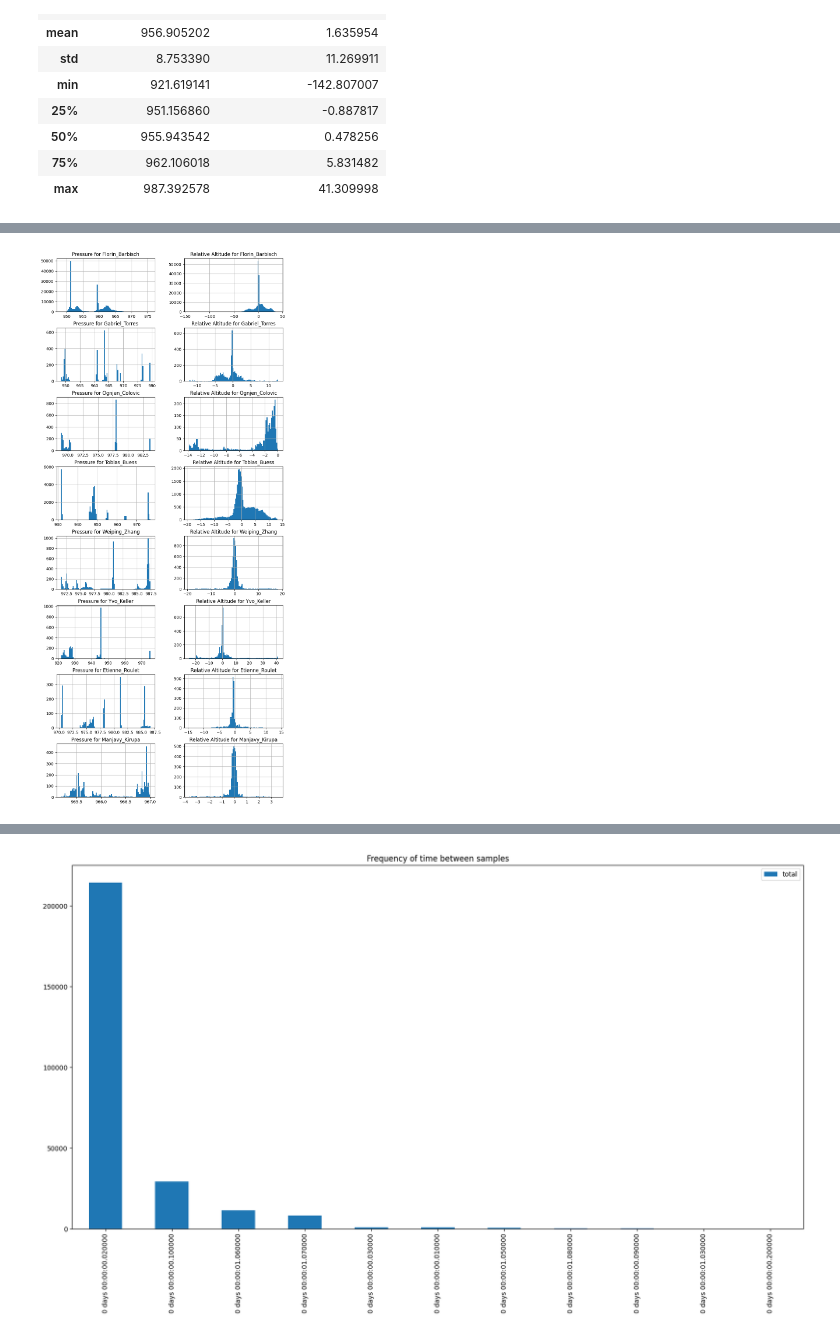
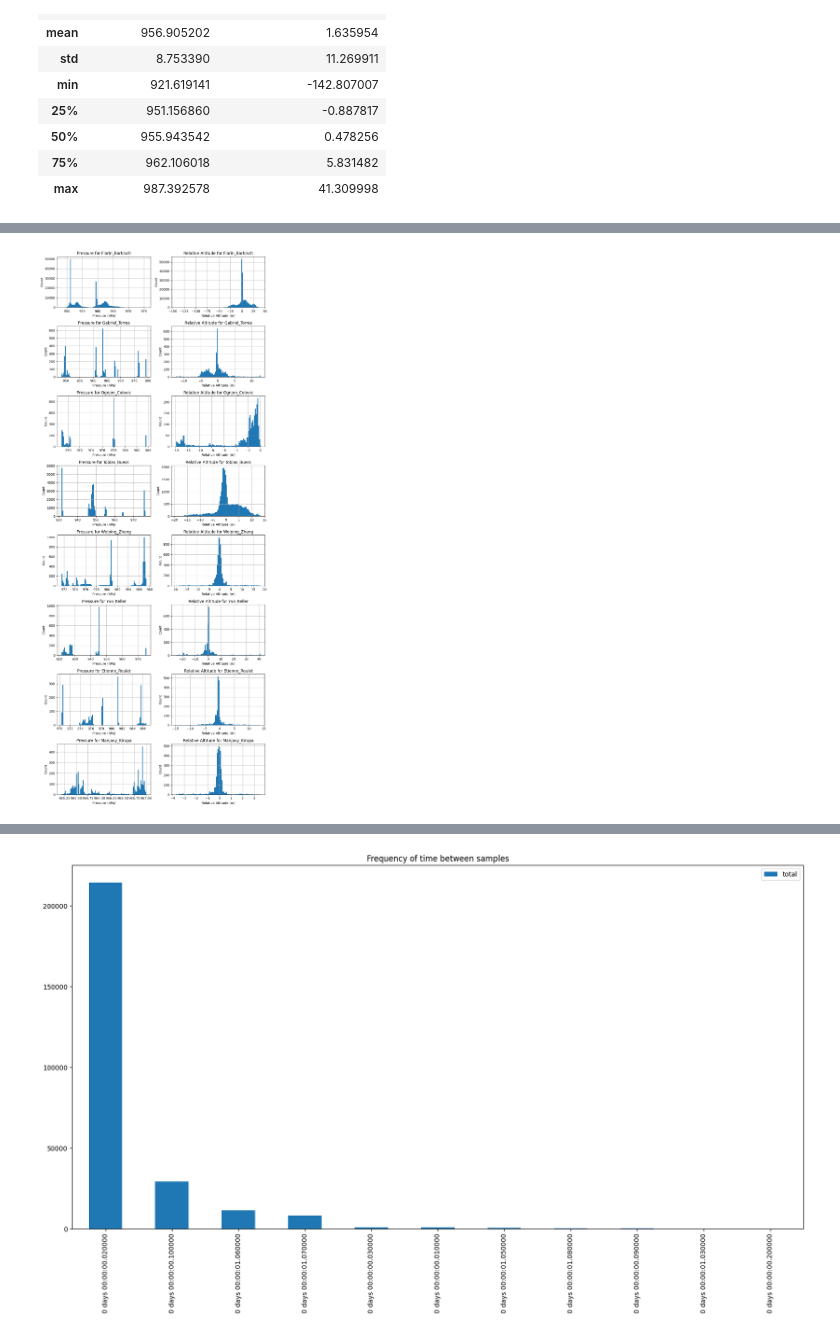
Before and after one commit to Sensor-Based-Activity-Recognition/explorative-data-analysis, a Jupyter notebook: barometer.ipynb, the cells around one changed output, grey strips where cells are left out. Cells and saved outputs as stored; diff of their text form; code cells hidden in the pictures.

```diff
--- a/barometer.ipynb
+++ b/barometer.ipynb
@@ -87,6 +94,11 @@ fig, axs = plt.subplots(len(activities), 2, figsize=(10, 3 * len(activities)))
 for i, activity in enumerate(activities):
     df[df['activity'] == activity].hist(column=['Barometer_pressure', 'Barometer_relativeAltitude'], bins=100, ax=axs[i])
     axs[i][0].set_title(f"Pressure for {activity}")
+    axs[i][0].set_xlabel('Pressure (hPa)')
+    axs[i][0].set_ylabel('Count')
     axs[i][1].set_title(f"Relative Altitude for {activity}")
+    axs[i][1].set_xlabel('Relative Altitude (m)')
+    axs[i][1].set_ylabel('Count')
+plt.tight_layout()
 plt.show()
 # %% [output]
@@ -94,12 +106,18 @@ plt.show()
 # %%
 # create histogram for each person
 fig, axs = plt.subplots(len(people), 2, figsize=(10, 3 * len(people)))
 for i, person in enumerate(people):
     df[df['person'] == person].hist(column=['Barometer_pressure', 'Barometer_relativeAltitude'], bins=100, ax=axs[i])
     axs[i][0].set_title(f"Pressure for {person}")
+    axs[i][0].set_xlabel('Pressure (hPa)')
+    axs[i][0].set_ylabel('Count')
     axs[i][1].set_title(f"Relative Altitude for {person}")
+    axs[i][1].set_xlabel('Relative Altitude (m)')
+    axs[i][1].set_ylabel('Count')
+plt.tight_layout()
+plt.show()
 # %% [output]
-[figure, old version]
+[figure, new version]
 # %%
 # visualize the data of the first hash
 hash = df['hash'].unique()[0]
```
Also changed, not shown: parts of 5 cells of this notebook, 1 other file.
